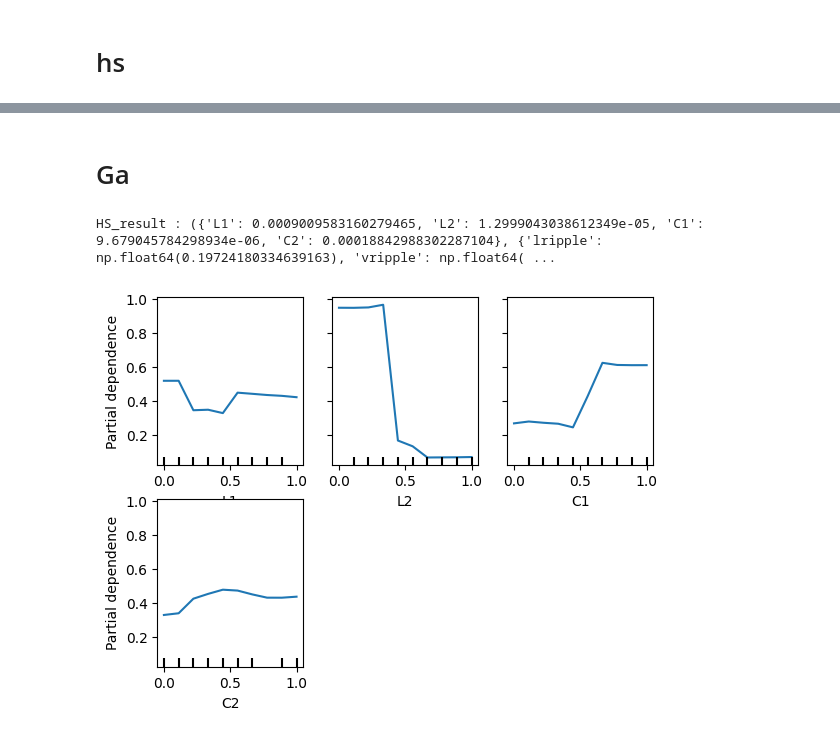
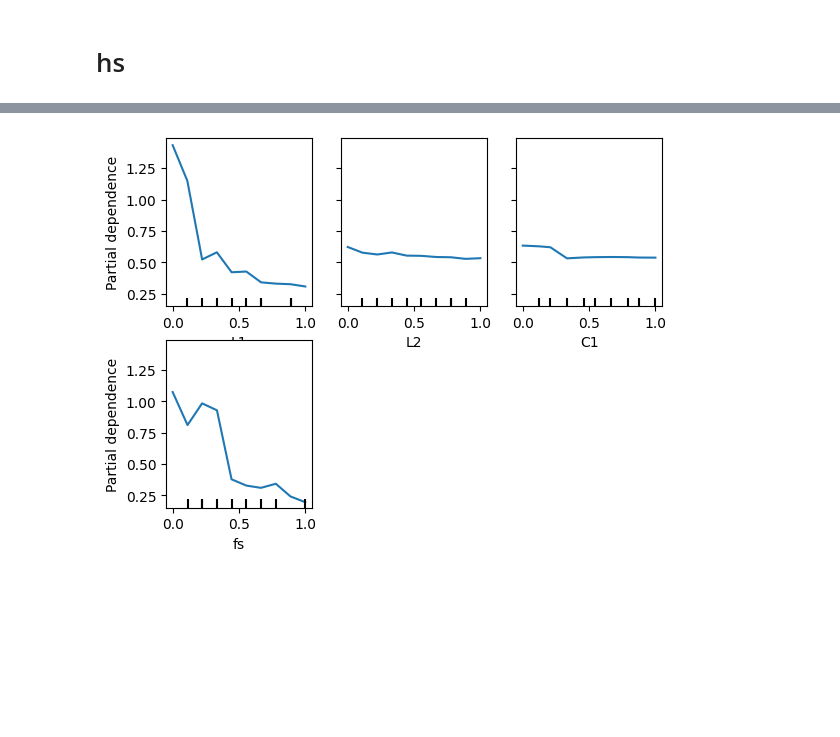
Before and after one commit to ziguin0925/plecs_python_auto, a Jupyter notebook: AImodel/sepic_test/inner_loop_test.ipynb, the cells around one changed output, grey strips where cells are left out. Cells and saved outputs as stored; diff of their text form; code cells hidden in the pictures; blank space fills up the shorter version.

```diff
--- a/AImodel/sepic_test/inner_loop_test.ipynb
+++ b/AImodel/sepic_test/inner_loop_test.ipynb
@@ -8,9 +8,10 @@ import model_create as mc
 from keras import optimizers
 
 # model_ripple = mc.build_residual_mlp_ripple()
-model_ripple = mc.build_random_forest()
-model_mos_loss = mc.build_residual(input_dim=4, output_dim=2, model_name="mos_loss")
-model_dio_loss = mc.build_residual(input_dim=4, output_dim=1, model_name="dio_loss")
-model_leakage = mc.build_residual(input_dim=4, output_dim=1, model_name="leakage_current")
-model_ESR_loss = mc.build_residual(input_dim=4, output_dim=4, model_name="ESR_loss")
+model_ripple = mc.build_original_model_ripple(input_dim=4, output_dim=2, model_name="ripple")
+model_ripple.summary()
+model_mos_loss = mc.build_original_model_ripple(input_dim=4, output_dim=2, model_name="mos_loss")
+model_dio_loss = mc.build_original_model_ripple(input_dim=4, output_dim=1, model_name="dio_loss")
+model_leakage = mc.build_original_model_ripple(input_dim=4, output_dim=1, model_name="leakage_current")
+model_ESR_loss = mc.build_original_model_ripple(input_dim=4, output_dim=4, model_name="ESR_loss")
 # %% [output]
@@ -24,5 +40,5 @@ I0000 00:00:1777201455.144586    7471 gpu_device.cc:2022] Created device /job:lo
 # %%
 
-df = pd.read_csv('/home/pcsl/Documents/plecs/sepic/plecs_python_auto/out/sepic_data/inner_loop/ripple_results.csv')
+df = pd.read_csv('/home/pcsl/Documents/plecs/sepic/plecs_python_auto/out/sepic_data/inner_loop/result_file_sepic_no_under_cpp.csv')
 print(f"행 개수 :  {len(df)}")
 # %% [output]
@@ -31,11 +47,11 @@ print(f"행 개수 :  {len(df)}")
 from sklearn.preprocessing import LabelEncoder
 
 
-df = df[df["mosfet_cond_loss"] <= 10000] # maximum limitation
+df = df[(df["mosfet_cond_loss"] < 1000) & (df["i_L1_ripple_rate"] <= 0.7)] # maximum limitation
 
-X = df[['L1', 'L2', 'C1', 'C2']].values
+X = df[['L1', 'L2', 'C1', 'fs']].values
 y_ripple  = df[['i_L1_ripple_rate', 'V_out_ripple_rate']].values
-y_leakage = df[['leakage_rms']].values
+# y_leakage = df[['leakage_rms']].values
 y_mos_loss = df[['mosfet_cond_loss', 'mosfet_switch_loss']].values
 y_dio_loss = df[['diode_cond_loss']].values
 y_ESR_loss = df[['L1_ESR_loss', 'L2_ESR_loss', 'C1_ESR_loss', 'C2_ESR_loss']].values
@@ -43,14 +59,14 @@ y_ESR_loss = df[['L1_ESR_loss', 'L2_ESR_loss', 'C1_ESR_loss', 'C2_ESR_loss']].va
 # CCM, DCM Mode 분리 model
 # %%
 
-splits = mc.split_data(X, y_ripple, y_mos_loss, y_dio_loss, y_leakage, y_ESR_loss)
+splits = mc.split_data(X, y_ripple, y_mos_loss, y_dio_loss, y_ESR_loss)
 
 X_train, X_val, X_test = splits[0]
 y_ripple_train, y_ripple_val, y_ripple_test = splits[1]
 y_mos_loss_train, y_mos_loss_val, y_mos_loss_test = splits[2]
 y_dio_loss_train, y_dio_loss_val, y_dio_loss_test = splits[3]
-y_leakage_train, y_leakage_val, y_leakage_test = splits[4]
-y_ESR_loss_train, y_ESR_loss_val, y_ESR_loss_test = splits[5]
+# y_leakage_train, y_leakage_val, y_leakage_test = splits[4]
+y_ESR_loss_train, y_ESR_loss_val, y_ESR_loss_test = splits[4]
 # %% [markdown]
 ## Scaler
 # %%
@@ -357,2 +428,0 @@ print(y_mos_loss_train[:5])
-# %% [markdown]
-# Ga
@@ -430,31 +429,19 @@ print(y_mos_loss_train[:5])
-# %%
-print(f"HS_result : {hs_result}")
-
-
-# print("\n\nGA_result:")
-# print("L1 =", solution[0])
-# print("L2   =", solution[1])
-# print("C   =", solution[2])
-# print("fsw   =", solution[3])
-# print("Predicted Cost =", -solution_fitness)
-# %% [output]
-HS_result : ({'L1': 0.0009009583160279465, 'L2': 1.2999043038612349e-05, 'C1': 9.679045784298934e-06, 'C2': 0.00018842988302287104}, {'lripple': np.float64(0.19724180334639163), 'vripple': np.float64( ...
 # %%
 from sklearn.inspection import PartialDependenceDisplay
 import matplotlib.pyplot as plt
 
 features = [0, 1, 2, 3]
 
 PartialDependenceDisplay.from_estimator(
     model_ripple,
     X_train,
     features=features,
-    feature_names=["L1", "L2", "C1", "C2"]
+    feature_names=["L1", "L2", "C1", "fs"]
 )
 
 plt.show()
 # %% [output]
-[figure, old version]
+[figure, new version]
 # %%
 import numpy as np
 import matplotlib.pyplot as plt
```
Also changed, not shown: parts of 13 cells of this notebook, 26 other files.
